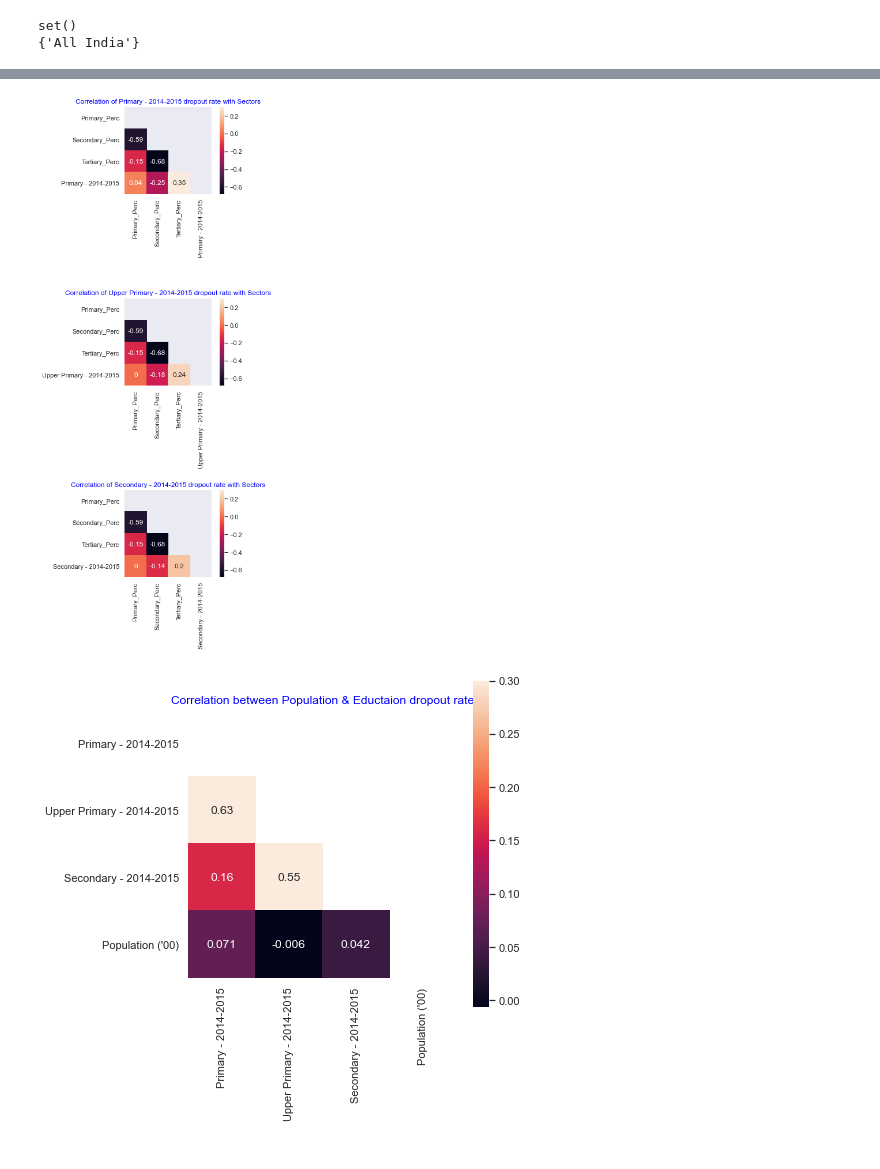
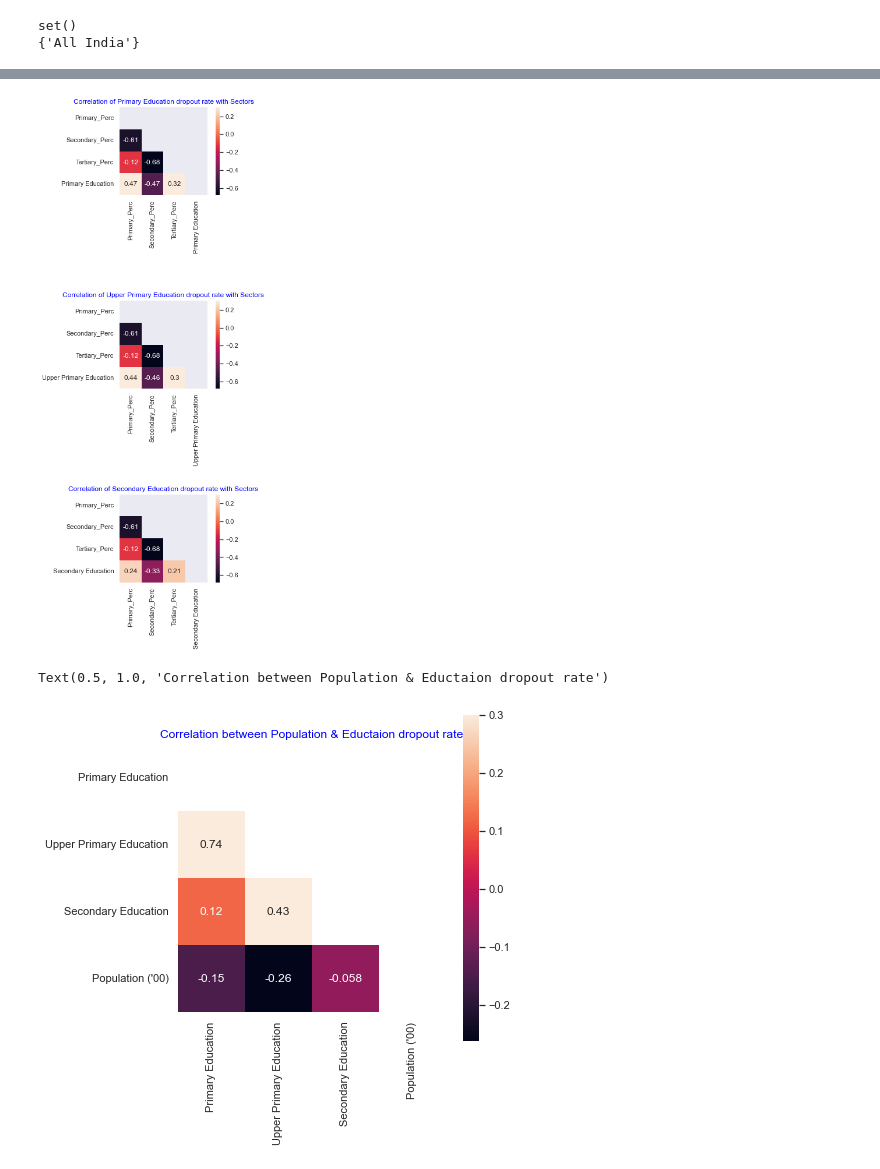
Before and after one commit to Yashvardhan777/DS-Labs, a Jupyter notebook: main.ipynb, the cells around one changed output, grey strips where cells are left out. Saved outputs shown, nothing was run; the diff lists cells and outputs as text; code cells hidden in the pictures.

```diff
--- a/main.ipynb
+++ b/main.ipynb
@@ -770,9 +642,7 @@ plt.title("Correlation of GDP Percentile rank and Tertiary Sector",color='blue')
 # %%
 state_category_df = all_states_df.copy()
 category_labels = ['C4', 'C3', 'C2', 'C1']
-state_category_df['Category'] = pd.qcut(state_category_df['Per Capita GSDP (Rs.)'],
-                              q=[0, 0.2, .5, .85, 1],
-                              labels=category_labels)
+state_category_df['Category'] = pd.qcut(state_category_df['Per Capita GSDP (Rs.)'],q=[0, 0.25, .5, .75, 1],labels=category_labels)
 state_category_df
 # %% [output]
 | Item | State | Agriculture, forestry and fishing | Mining and quarrying | Primary | Manufacturing | Electricity, gas, water supply & ... | ... |
@@ -1076,32 +868,27 @@ print('no. of rows: {0} and columns: {1} after dropping Union Territories'.
 no. of rows: 37 and columns: 14 before dropping Union Territories
 no. of rows: 30 and columns: 14 after dropping Union Territories
 # %%
-
-print('no. of rows: {0} and columns: {1} before dropping "West Bengal" State'.
-      format(dropout_df.shape[0],dropout_df.shape[1]))
-dropout_df.drop(dropout_df.loc[dropout_df[
-     'Level of Education - State'].isin(['West Bengal'])].index,inplace=True)
-print('no. of rows: {0} and columns: {1} after dropping "West Bengal" State'.
-      format(dropout_df.shape[0],dropout_df.shape[1]))
+print('no. of rows: {0} and columns: {1} before dropping "West Bengal" State'.format(dropout_df.shape[0],dropout_df.shape[1]))
+dropout_df.drop(dropout_df.loc[dropout_df['Level of Education - State'].isin(['West Bengal'])].index,inplace=True)
+print('no. of rows: {0} and columns: {1} after dropping "West Bengal" State'.format(dropout_df.shape[0],dropout_df.shape[1]))
 # %% [output]
 no. of rows: 30 and columns: 14 before dropping "West Bengal" State
 no. of rows: 29 and columns: 14 after dropping "West Bengal" State
 # %%
 ## dropping unwanted columns
-print('no. of rows: {0} and columns: {1} before dropping unwanted columns'.
-      format(dropout_df.shape[0],dropout_df.shape[1]))
-dropout_df = dropout_df[['Level of Education - State','Primary - 2014-2015.1','Upper Primary - 2014-2015',
-                       'Secondary - 2014-2015']]
-print('no. of rows: {0} and columns: {1} after dropping unwanted columns'.
-      format(dropout_df.shape[0],dropout_df.shape[1]))
+dropout_df.columns
+print('no. of rows: {0} and columns: {1} before dropping unwanted columns'.format(dropout_df.shape[0],dropout_df.shape[1]))
+dropout_df["Primary Education"] = dropout_df[['Primary - 2012-2013', 'Primary - 2014-2015', 'Primary - 2014-2015.1']].mean(axis=1)
+dropout_df["Upper Primary Education"] = dropout_df[['Upper Primary - 2012-2013', 'Upper Primary - 2013-2014', 'Upper Primary - 2014-2015']].mean(axis=1)
+dropout_df["Secondary Education"] = dropout_df[['Secondary - 2012-2013', 'Secondary - 2013-2014', 'Secondary - 2014-2015']].mean(axis=1)
+
+dropout_df = dropout_df[['Level of Education - State','Primary Education','Upper Primary Education','Secondary Education']]
+print('no. of rows: {0} and columns: {1} after dropping unwanted columns'.format(dropout_df.shape[0],dropout_df.shape[1]))
 # %% [output]
 no. of rows: 29 and columns: 14 before dropping unwanted columns
 no. of rows: 29 and columns: 4 after dropping unwanted columns
 # %%
-
-## rename column Primary 2014-2015.1 to Primary 2014-2015
-dropout_df.rename(columns={'Primary - 2014-2015.1':'Primary - 2014-2015'},inplace=True)
-## also rename column Level of Education - State to State
+# Rename column Level of Education - State to State
 dropout_df.rename(columns={'Level of Education - State':'State'},inplace=True)
 dropout_df
 # %% [output]
@@ -1295,24 +1052,23 @@ def sector_dropout_heatmap(sector_droput_df,education_levels):
         ax[i].set_title("Correlation of {0} dropout rate with Sectors".format(edu_level),color='blue')
 # %%
-education_levels = ['Primary - 2014-2015','Upper Primary - 2014-2015','Secondary - 2014-2015']
+education_levels = ['Primary Education','Upper Primary Education','Secondary Education']
 sector_dropout_heatmap(state_dropout_df,education_levels)
 # %% [output]
-[figure, old version]
+[figure, new version]
 # %%
 gdp_droput_df = state_dropout_df.copy()
 # drop unnecessary columns from dataframe
-gdp_droput_df = gdp_droput_df[['Primary - 2014-2015',
-                              'Upper Primary - 2014-2015','Secondary - 2014-2015',"Population ('00)",]]
+gdp_droput_df = gdp_droput_df[['Primary Education','Upper Primary Education','Secondary Education',"Population ('00)",]]
 numeric_cols = [col for col in gdp_droput_df]
 gdp_droput_df[numeric_cols] = gdp_droput_df[numeric_cols].apply(pd.to_numeric, errors='coerce', axis=1)
 #states_cat_df.info()
 
 plt.figure(figsize=(6,6))
 mask = np.zeros_like(gdp_droput_df.corr())
 mask[np.triu_indices_from(mask)] = True
 with sns.axes_style("white"):
-      sns.heatmap(gdp_droput_df.corr(),mask=mask,vmax=.3, square=True, annot=True,
-                 );#cmap='RdYlGn');
-plt.title("Correlation between Population & Eductaion dropout rate",color='blue');
+      sns.heatmap(gdp_droput_df.corr(),mask=mask,vmax=.3, square=True, annot=True)
+plt.title("Correlation between Population & Eductaion dropout rate",color='blue')
 # %% [output]
+Text(0.5, 1.0, 'Correlation between Population & Eductaion dropout rate')
-[figure, old version]
+[figure, new version]
```
Also changed, not shown: parts of 91 cells of this notebook.
